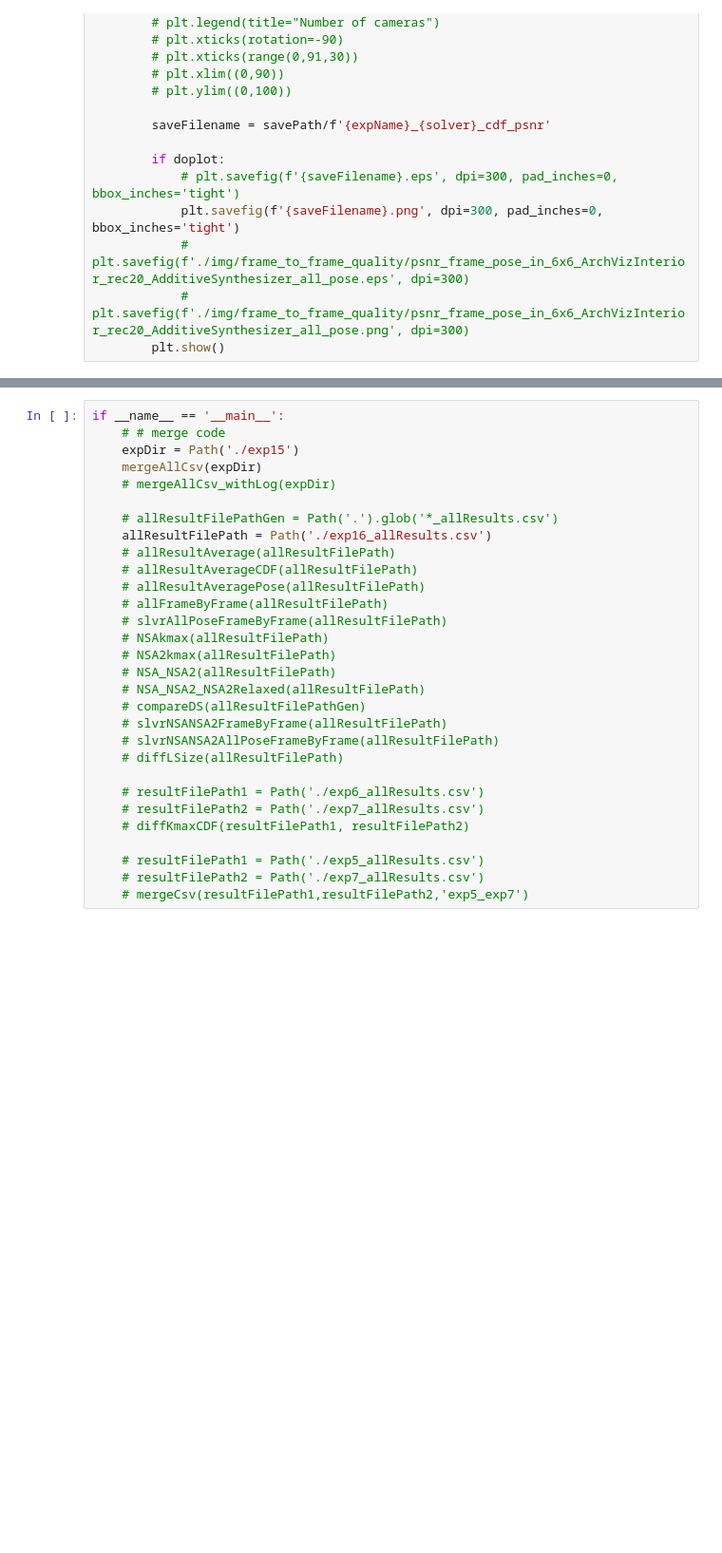
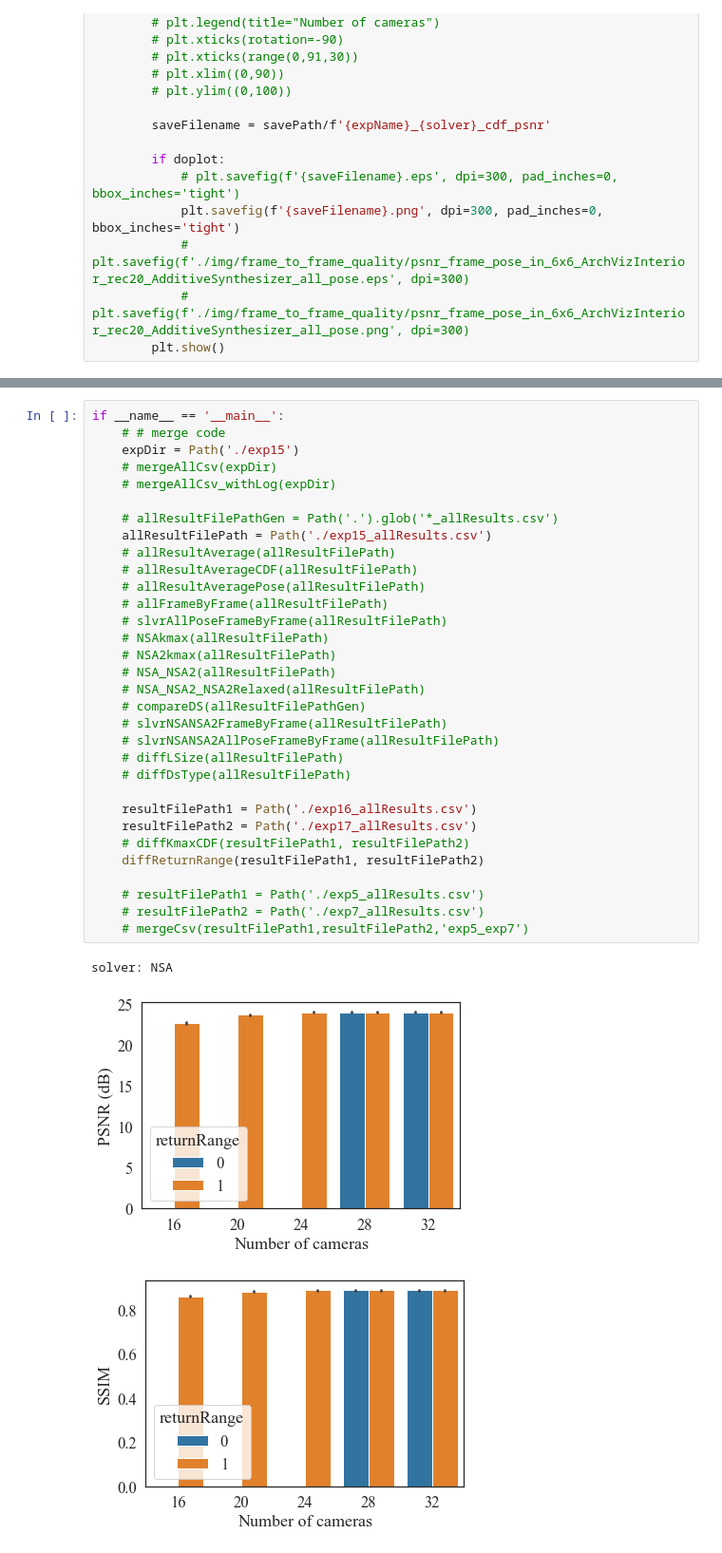
Before and after one commit to SYJINTW/camera_placement_analysis, a Jupyter notebook: results_analysis.ipynb, the cells around one changed output, grey strips where cells are left out. Shown at 95% size. Cells and saved outputs as stored; diff of their text form; blank space fills up the shorter version.

Commit message:
add exp15 and exp17 results

```diff
--- a/results_analysis.ipynb
+++ b/results_analysis.ipynb
@@ -1105,30 +1302,36 @@ def diffLSize(filePath: Path):
 # %%
 if __name__ == '__main__':
     # # merge code
     expDir = Path('./exp15')
-    mergeAllCsv(expDir)
+    # mergeAllCsv(expDir)
     # mergeAllCsv_withLog(expDir)
 
     # allResultFilePathGen = Path('.').glob('*_allResults.csv')
-    allResultFilePath = Path('./exp16_allResults.csv')
+    allResultFilePath = Path('./exp15_allResults.csv')
     # allResultAverage(allResultFilePath)
     # allResultAverageCDF(allResultFilePath)
     # allResultAveragePose(allResultFilePath)
     # allFrameByFrame(allResultFilePath)
     # slvrAllPoseFrameByFrame(allResultFilePath)
     # NSAkmax(allResultFilePath)
     # NSA2kmax(allResultFilePath)
     # NSA_NSA2(allResultFilePath)
     # NSA_NSA2_NSA2Relaxed(allResultFilePath)
     # compareDS(allResultFilePathGen)
     # slvrNSANSA2FrameByFrame(allResultFilePath)
     # slvrNSANSA2AllPoseFrameByFrame(allResultFilePath)
     # diffLSize(allResultFilePath)
+    # diffDsType(allResultFilePath)
 
-    # resultFilePath1 = Path('./exp6_allResults.csv')
-    # resultFilePath2 = Path('./exp7_allResults.csv')
+    resultFilePath1 = Path('./exp16_allResults.csv')
+    resultFilePath2 = Path('./exp17_allResults.csv')
     # diffKmaxCDF(resultFilePath1, resultFilePath2)
+    diffReturnRange(resultFilePath1, resultFilePath2)
 
     # resultFilePath1 = Path('./exp5_allResults.csv')
     # resultFilePath2 = Path('./exp7_allResults.csv')
     # mergeCsv(resultFilePath1,resultFilePath2,'exp5_exp7')
+# %% [output]
+solver: NSA
+[figure, added]
+[figure, added]
```
Also changed, not shown: parts of 3 cells of this notebook, 27 other files.
